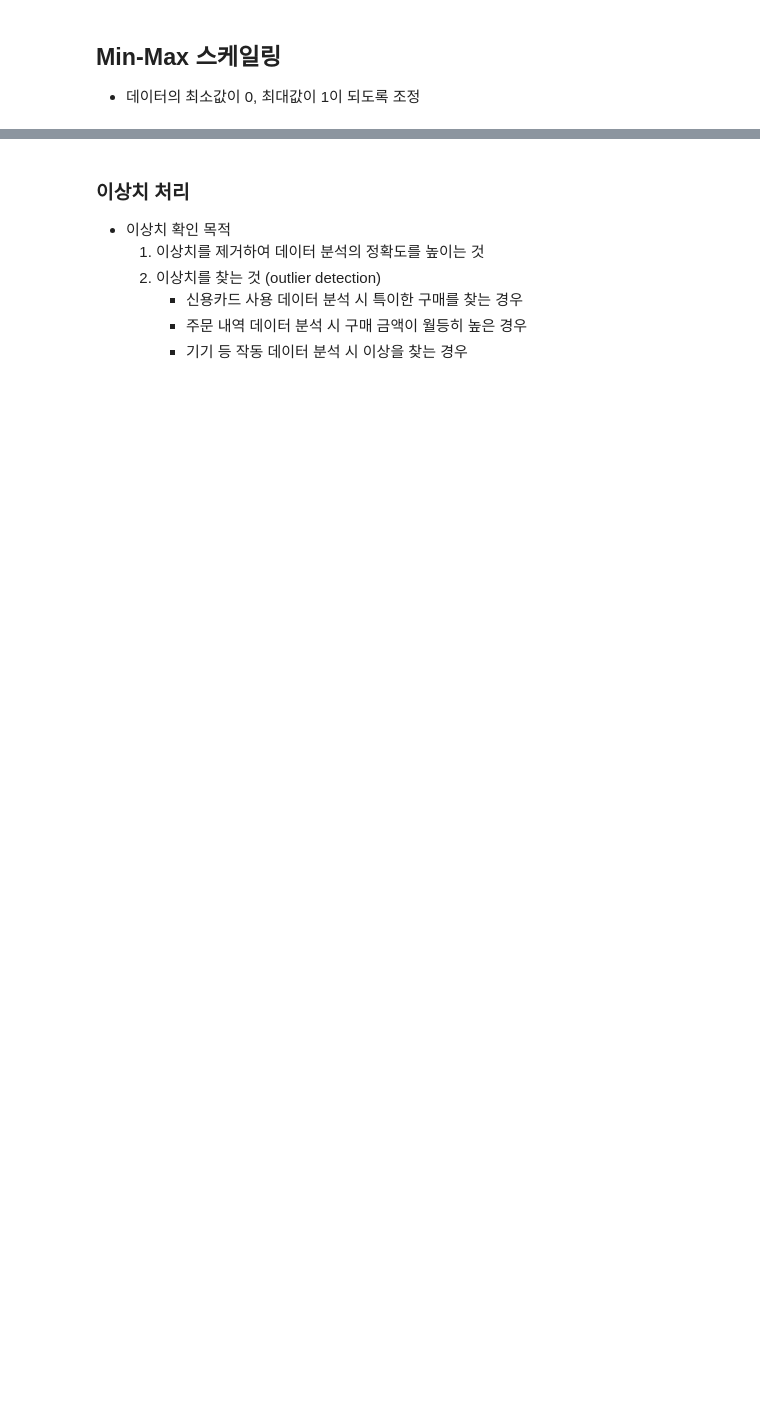
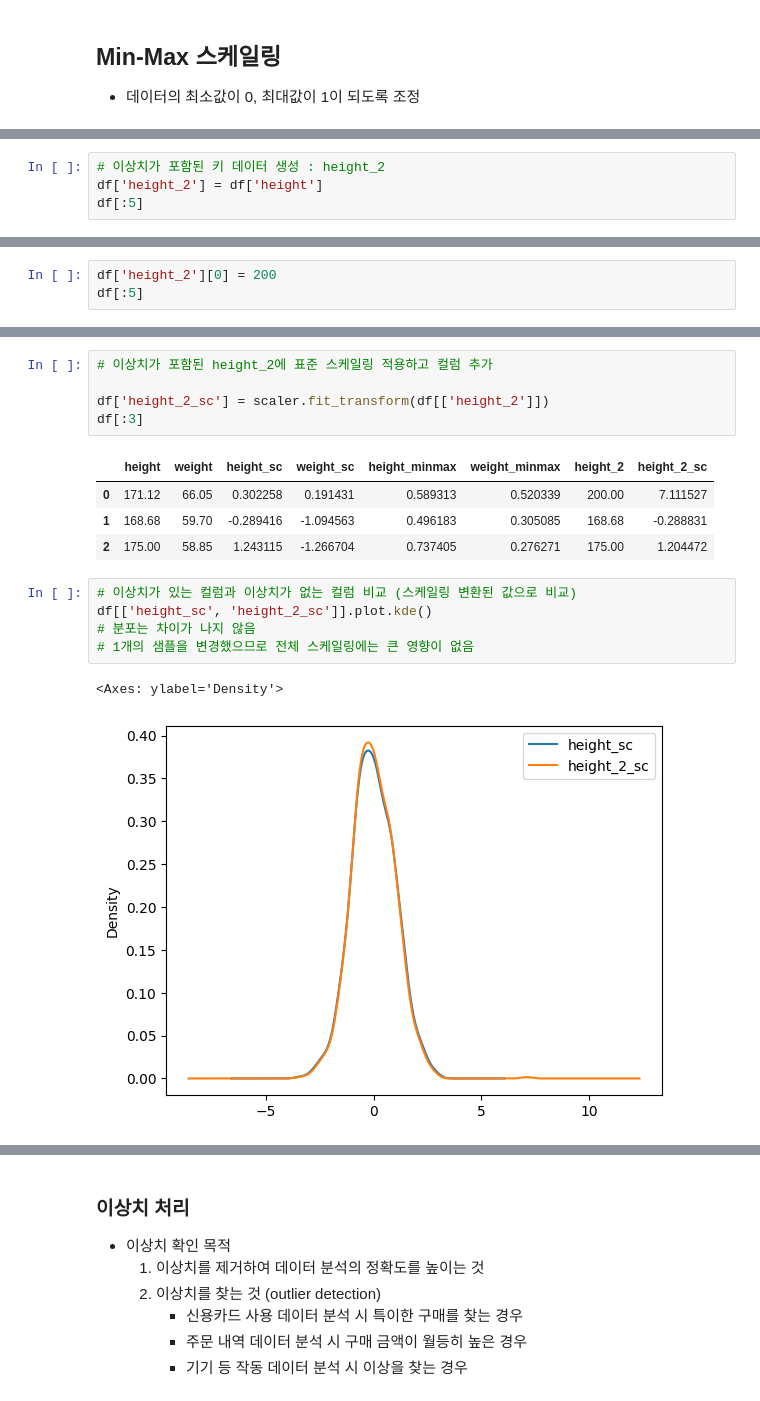
Before and after one commit to BangSungjoon/TIL, a Jupyter notebook: AIWorkspace/source_code/17.데이터 전처리.ipynb, the cells around one changed output, grey strips where cells are left out. Saved outputs shown, nothing was run; the diff lists cells and outputs as text; blank space fills up the shorter version.

```diff
--- a/AIWorkspace/source_code/17.데이터 전처리.ipynb
+++ b/AIWorkspace/source_code/17.데이터 전처리.ipynb
@@ -221,0 +260,4 @@ df[['height_sc', 'weight_sc']].plot.kde()
+# %%
+# 이상치가 포함된 키 데이터 생성 : height_2
+df['height_2'] = df['height']
+df[:5]
@@ -221,0 +271,3 @@ df[['height_sc', 'weight_sc']].plot.kde()
+# %%
+df['height_2'][0] = 200
+df[:5]
@@ -221,0 +281,18 @@ df[['height_sc', 'weight_sc']].plot.kde()
+# %%
+# 이상치가 포함된 height_2에 표준 스케일링 적용하고 컬럼 추가
+
+df['height_2_sc'] = scaler.fit_transform(df[['height_2']])
+df[:3]
+# %% [output]
+|  | height | weight | height_sc | weight_sc | height_minmax | weight_minmax | height_2 | height_2_sc |
+| 0 | 171.12 | 66.05 | 0.302258 | 0.191431 | 0.589313 | 0.520339 | 200.00 | 7.111527 |
+| 1 | 168.68 | 59.70 | -0.289416 | -1.094563 | 0.496183 | 0.305085 | 168.68 | -0.288831 |
+| 2 | 175.00 | 58.85 | 1.243115 | -1.266704 | 0.737405 | 0.276271 | 175.00 | 1.204472 |
+# %%
+# 이상치가 있는 컬럼과 이상치가 없는 컬럼 비교 (스케일링 변환된 값으로 비교)
+df[['height_sc', 'height_2_sc']].plot.kde()
+# 분포는 차이가 나지 않음
+# 1개의 샘플을 변경했으므로 전체 스케일링에는 큰 영향이 없음
+# %% [output]
+<Axes: ylabel='Density'>
+[figure, added]
```
Also changed, not shown: parts of 64 cells of this notebook, 4 other files.
